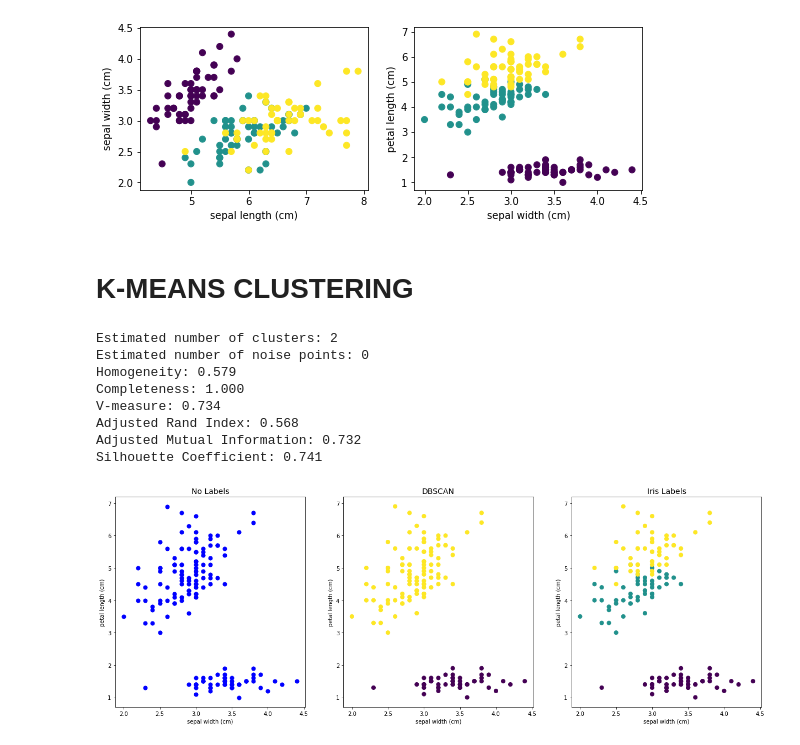
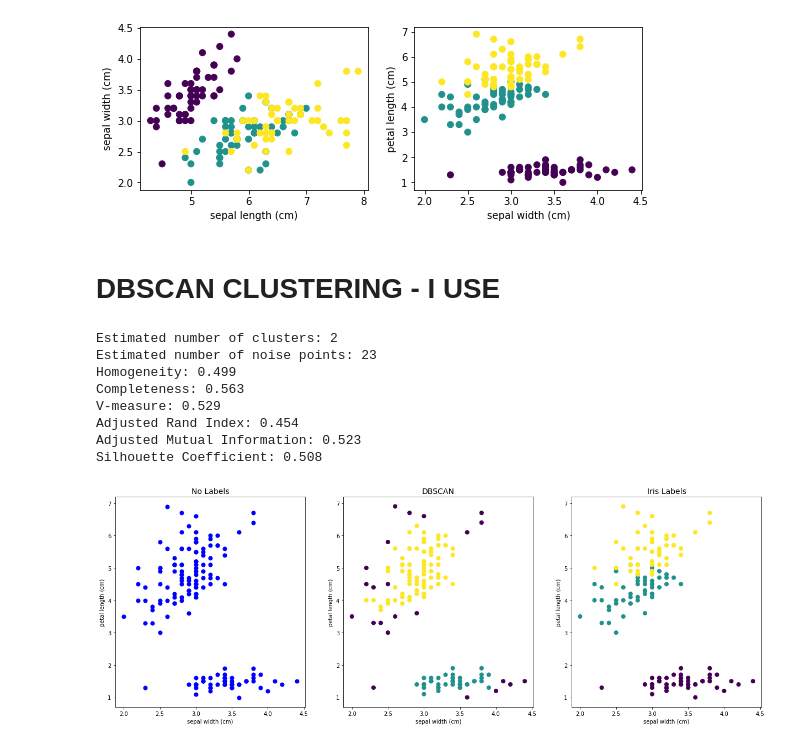
Before and after one commit to MatteoGandetto/Corso_ML_con_Python, a Jupyter notebook: Clustering_DBSCAN.ipynb, the cells around one changed output. Cells and saved outputs as stored; diff of their text form; code cells hidden in the pictures.

```diff
--- a/Clustering_DBSCAN.ipynb
+++ b/Clustering_DBSCAN.ipynb
@@ -47,14 +47,10 @@ feature:  ['sepal length (cm)', 'sepal width (cm)', 'petal length (cm)', 'petal
 dimensione features vector (150, 4)
 dimensione labels vector (150,)
 [figure]
-# %% [markdown]
-# K-MEANS CLUSTERING
+# %% [markdown]
+# DBSCAN CLUSTERING - I USE
 # %%
 from sklearn.cluster import DBSCAN
-import matplotlib.pyplot as plt
-from mpl_toolkits.mplot3d import Axes3D
-import numpy as np
-%matplotlib inline
 from sklearn import datasets
 from sklearn import metrics
 
@@ -66,41 +62,46 @@ X=X[:,1:3]
 axes_labes=iris.feature_names
 axes_labes=axes_labes[1:3]
 
-#KMeans
-db = DBSCAN(eps=0.7, min_samples=3).fit(X)
-
+#DBSCAN
+#min_samples primarily controls how tolerant the algorithm is towards
+#noise (on noisy and large data sets it may be desirable to increase
+#this parameter),
+#eps is crucial to choose appropriately for the data set and distance
+# function and usually cannot be left at the default value.
+#It controls the local neighborhood of the points.
+db = DBSCAN(eps=0.25, min_samples=5).fit(X)
 
 labels = ('b', db.labels_, iris.target)
 title =('No Labels','DBSCAN','Iris Labels',)
 fig,ax = plt.subplots(1,len(labels), figsize=(21,7))
 
 for i, label in enumerate(labels):
   ax[i].scatter(X[:, 0], X[:, 1], c=label, s=50)
   ax[i].set_xlabel(axes_labes[0])
   ax[i].set_ylabel(axes_labes[1])
   ax[i].set_title(title[i], fontsize=14)
 
 n_clusters_ = len(set(db.labels_)) - (1 if -1 in db.labels_ else 0)
 n_noise_ = list(db.labels_).count(-1)
 
 print('Estimated number of clusters: %d' % n_clusters_)
 print('Estimated number of noise points: %d' % n_noise_)
 print("Homogeneity: %0.3f" % metrics.homogeneity_score(iris.target, db.labels_))
 print("Completeness: %0.3f" % metrics.completeness_score(iris.target, db.labels_))
 print("V-measure: %0.3f" % metrics.v_measure_score(iris.target, db.labels_))
 print("Adjusted Rand Index: %0.3f"
       % metrics.adjusted_rand_score(iris.target, db.labels_))
 print("Adjusted Mutual Information: %0.3f"
       % metrics.adjusted_mutual_info_score(iris.target, db.labels_))
 print("Silhouette Coefficient: %0.3f"
       % metrics.silhouette_score(X, db.labels_))
 # %% [output]
 Estimated number of clusters: 2
-Estimated number of noise points: 0
-Homogeneity: 0.579
-Completeness: 1.000
-V-measure: 0.734
-Adjusted Rand Index: 0.568
-Adjusted Mutual Information: 0.732
-Silhouette Coefficient: 0.741
+Estimated number of noise points: 23
+Homogeneity: 0.499
+Completeness: 0.563
+V-measure: 0.529
+Adjusted Rand Index: 0.454
+Adjusted Mutual Information: 0.523
+Silhouette Coefficient: 0.508
-[figure, old version]
+[figure, new version]
```
Also changed, not shown: parts of 4 cells of this notebook.
